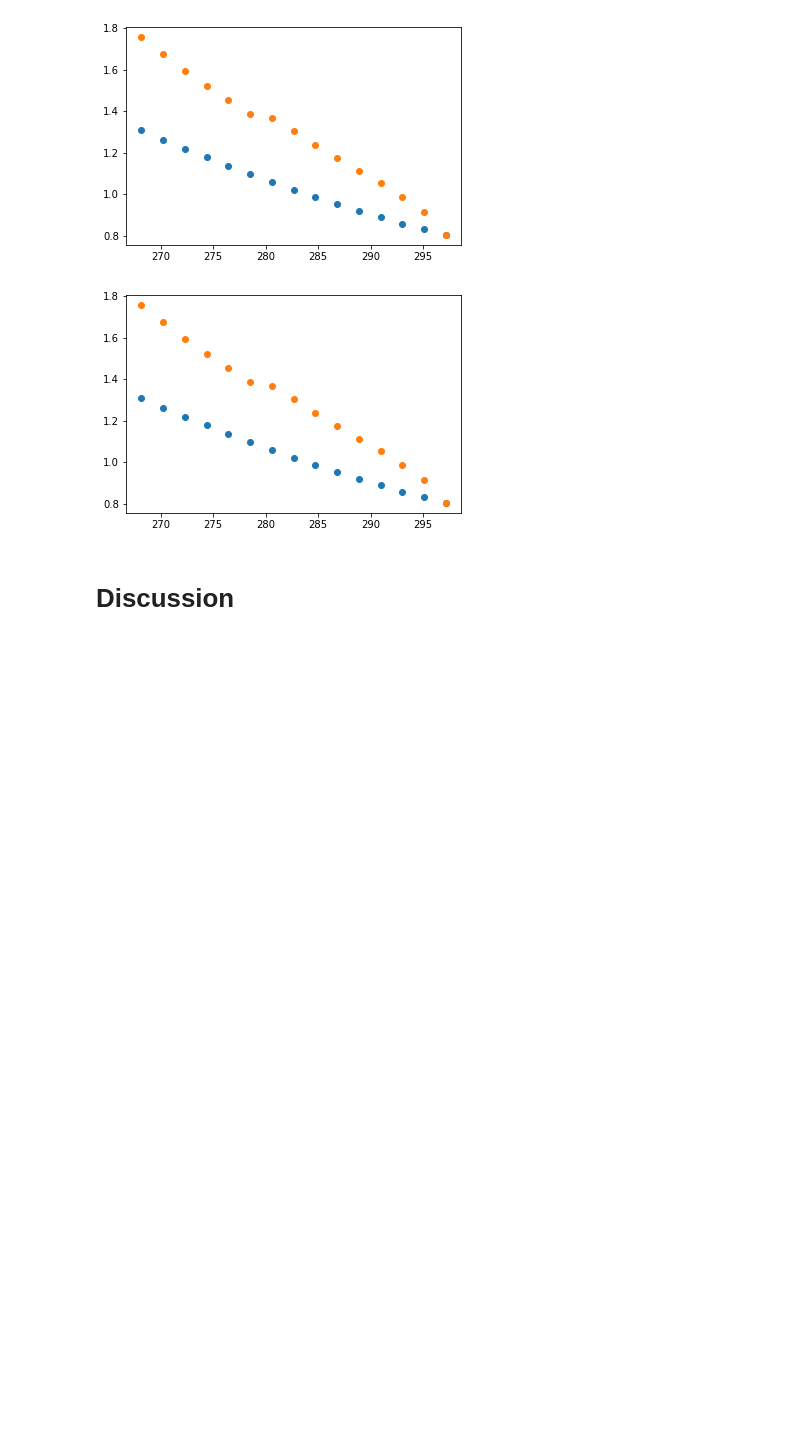
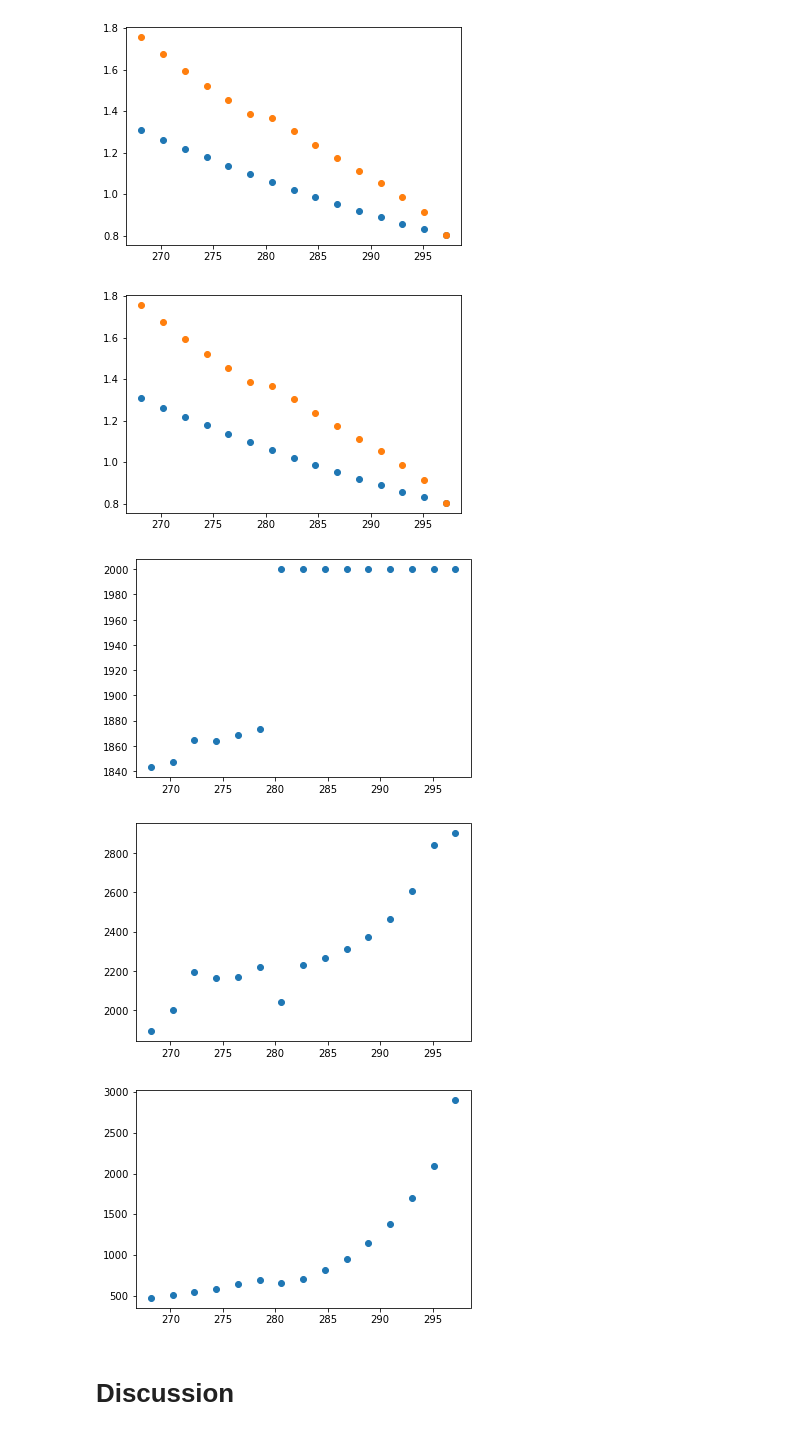
Before and after one commit to ChaseKlewicki/VCRC-Optimize, a Jupyter notebook: Optimize Model Playground.ipynb, the cells around one changed output. Saved outputs shown, nothing was run; the diff lists cells and outputs as text; code cells hidden in the pictures; blank space fills up the shorter version.

```diff
--- a/Optimize Model Playground.ipynb
+++ b/Optimize Model Playground.ipynb
@@ -91,14 +91,16 @@ for index, row in controlData.iterrows():
     optimizeData = optimizeData.append(pd.DataFrame({'Ambient T (K)': row['Ambient T (K)'], 'Pod T (K)': row['Pod T (K)'], 'P (Pa)': [P],
                                                      'T (K)': [T], 'h (j/kg)': [h], 's (j/kg K)': [s], 'abcissa': [abscissa],
                                                      'Mass Flux (kg/s)': [m_dot], 'Q_L (W)': Q_L, 'Q_H (W)': Q_H, 'Compressor Work (W)': W_comp,
-                                                     'Condenser Fan Work': W_fan_c, 'Evapoator Fan Work': W_fan_e, 'COSP': COSP, 'Vars': [Vars], 'Deficits': [Deficit]}))
+                                                     'Condenser Fan Work': W_fan_c, 'Evapoator Fan Work': W_fan_e, 'COSP': COSP,
+                                                     'Compressor RPM': Vars[3], 'Condesner Fan RPM': Vars[4], 'Evaporator Fan RPM': Vars[5],
+                                                     'Deficits': [Deficit]}))
 
     print(Deficit)
     print(m_dot)
 
     thermodynamic_plots(optimizeData.iloc[-1], lgnd = ['Vapor Dome', 'Ambient Temperature',
                                                       'Pod Temperature', 'Refrigeration Cycle Model',], annotate = False, style = ['r-', None])
-    optimizeData.reset_index()
+    optimizeData = optimizeData.reset_index()
 
 optimizeData.to_pickle(path + 'optimizeDataframe.pkl')
 # optimizeData = pd.read_pickle(path + 'optimizeDataframe.pkl')
@@ -237,6 +239,18 @@ plt.show()
 # %%
 plt.plot(controlData['Ambient T (K)'], controlData['COSP'], 'o')
 plt.plot(optimizeData['Ambient T (K)'], optimizeData['COSP'],'o')
 plt.show()
+
+plt.plot(optimizeData['Ambient T (K)'], optimizeData['Compressor RPM'],'o')
+plt.show()
+
+plt.plot(optimizeData['Ambient T (K)'], optimizeData['Condesner Fan RPM'],'o')
+plt.show()
+
+plt.plot(optimizeData['Ambient T (K)'], optimizeData['Evaporator Fan RPM'],'o')
+plt.show()
 # %% [output]
 [figure]
+[figure, added]
+[figure, added]
+[figure, added]
```
Also changed, not shown: parts of 1 cell of this notebook, 1 other file.
